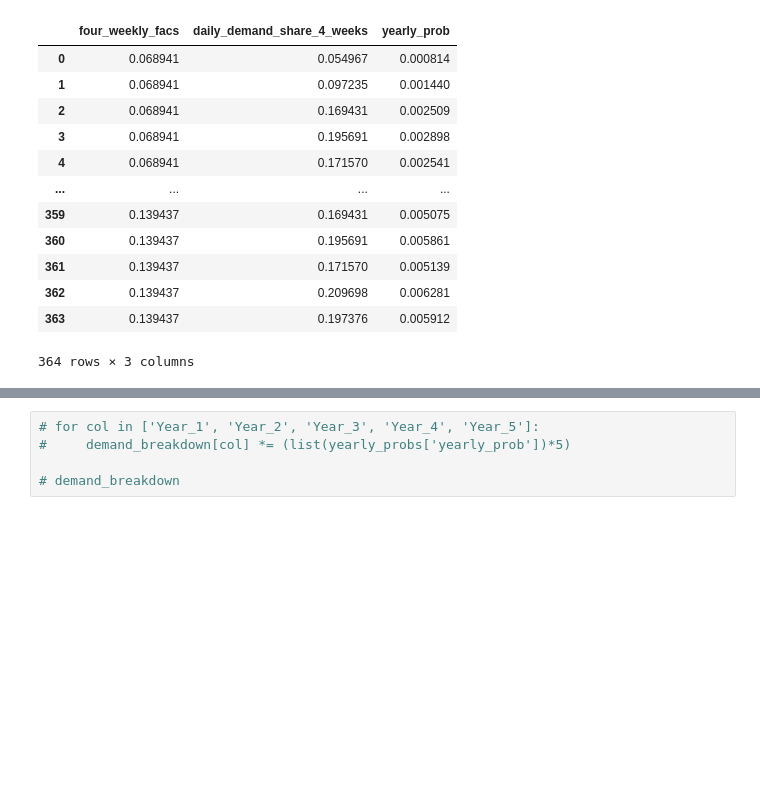
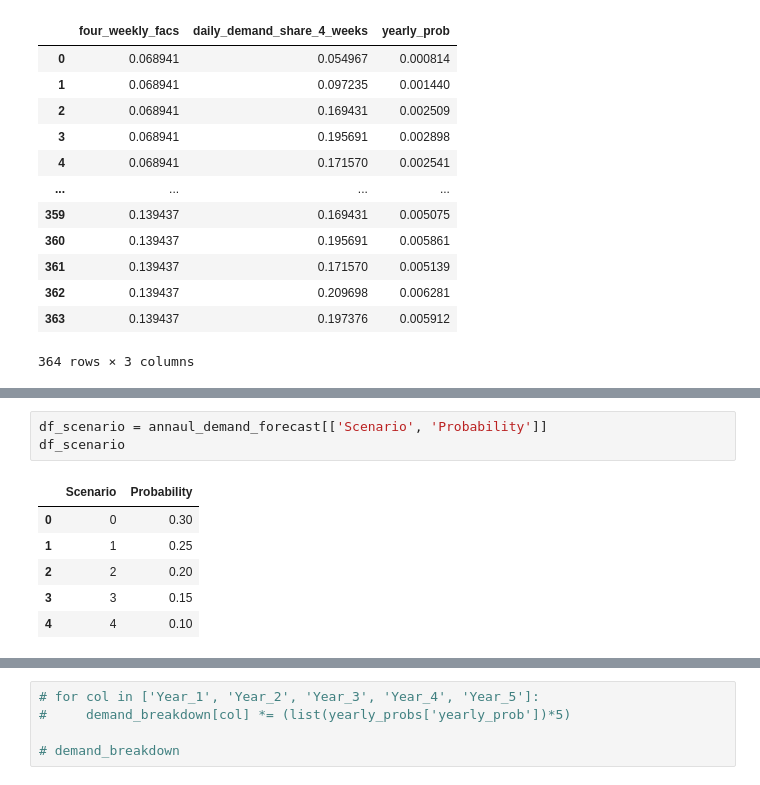
Before and after one commit to ArnavKetkar/ISyE-6202-Casework-3, a Jupyter notebook: casework3.ipynb, the cells around one changed output, grey strips where cells are left out. Cells and saved outputs as stored; diff of their text form; blank space fills up the shorter version.

```diff
--- a/casework3.ipynb
+++ b/casework3.ipynb
@@ -196 +197,11 @@ annaul_demand_forecast
+# %%
+df_scenario = annaul_demand_forecast[['Scenario', 'Probability']]
+df_scenario
+# %% [output]
+|  | Scenario | Probability |
+| 0 | 0 | 0.30 |
+| 1 | 1 | 0.25 |
+| 2 | 2 | 0.20 |
+| 3 | 3 | 0.15 |
+| 4 | 4 | 0.10 |
 # %%
```
Also changed, not shown: parts of 13 cells of this notebook.
